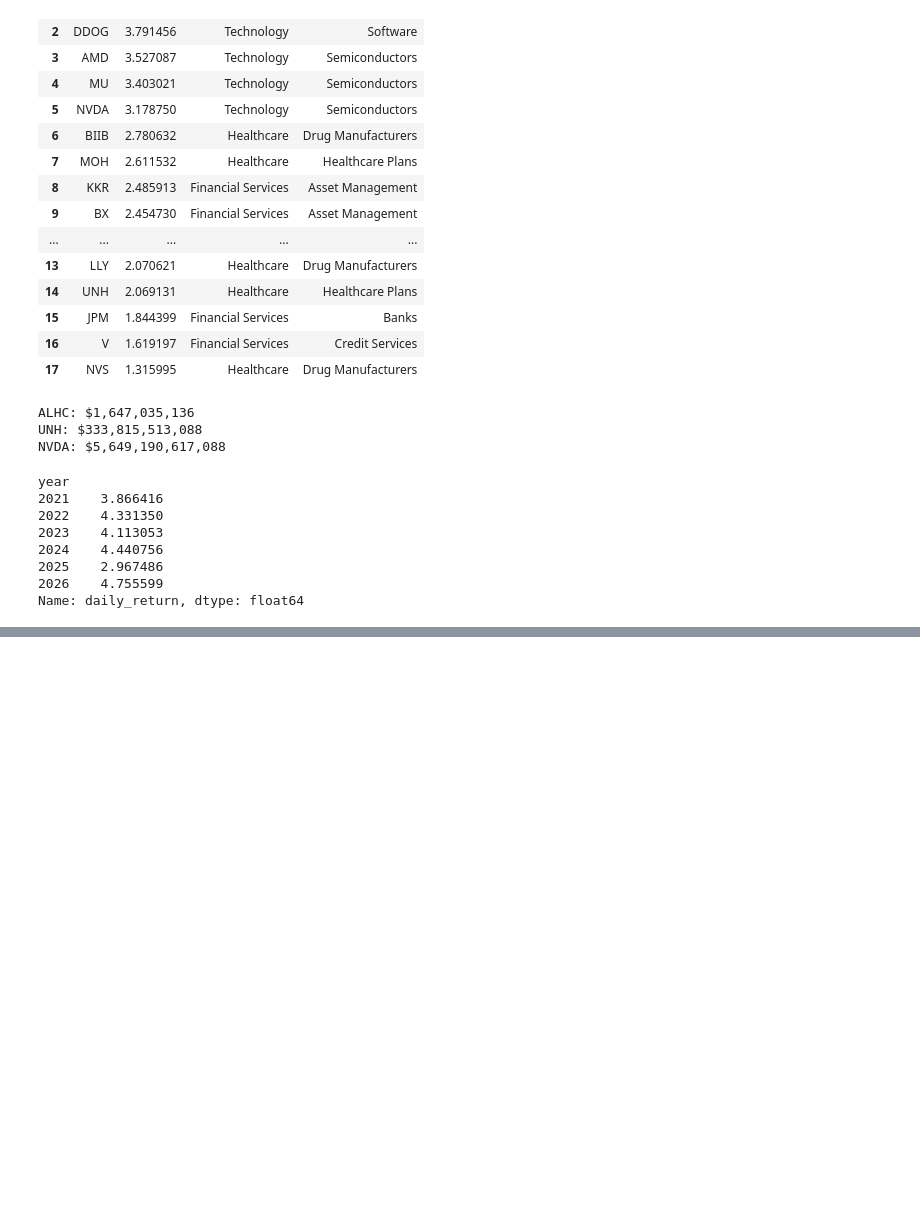
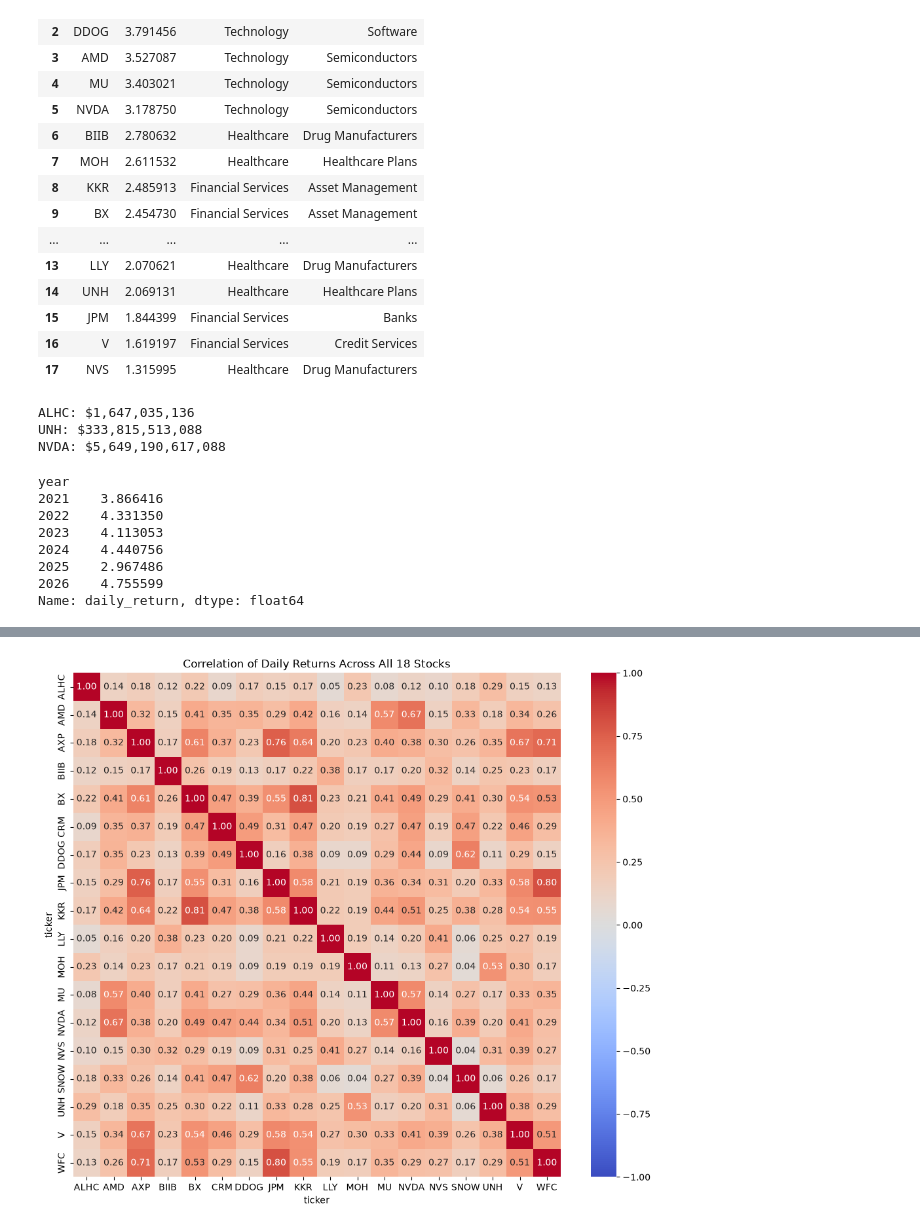
Before and after one commit to cdrshivam/market-analytics-case-study, a Jupyter notebook: notebooks/03_eda.ipynb, the cells around one changed output, grey strips where cells are left out. Drawn from its saved outputs; the diff is of its cells as text; code cells hidden in the pictures; blank space fills up the shorter version.

```diff
--- a/notebooks/03_eda.ipynb
+++ b/notebooks/03_eda.ipynb
@@ -179,0 +216,3 @@ Name: daily_return, dtype: float64
+# %%
+returns_wide = df_sorted.pivot(index='date', columns='ticker', values='daily_return')
+returns_wide.head()
@@ -179,0 +227,9 @@ Name: daily_return, dtype: float64
+# %%
+corr_matrix = returns_wide.corr()
+
+plt.figure(figsize=(12, 10))
+sns.heatmap(corr_matrix, annot=True, fmt='.2f', cmap='coolwarm', center=0,  vmin=-1, vmax=1)
+plt.title("Correlation of Daily Returns Across All 18 Stocks")
+plt.show()
+# %% [output]
+[figure, added]
```
Also changed, not shown: parts of 18 cells of this notebook.
